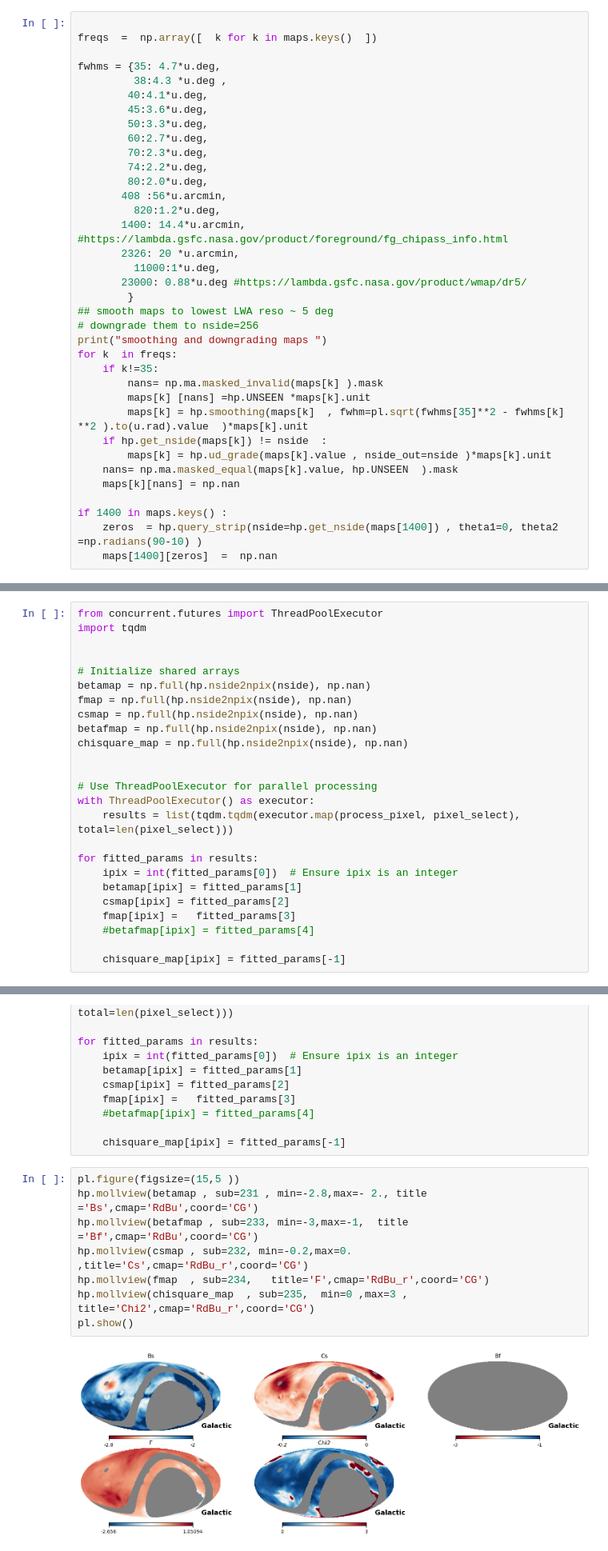
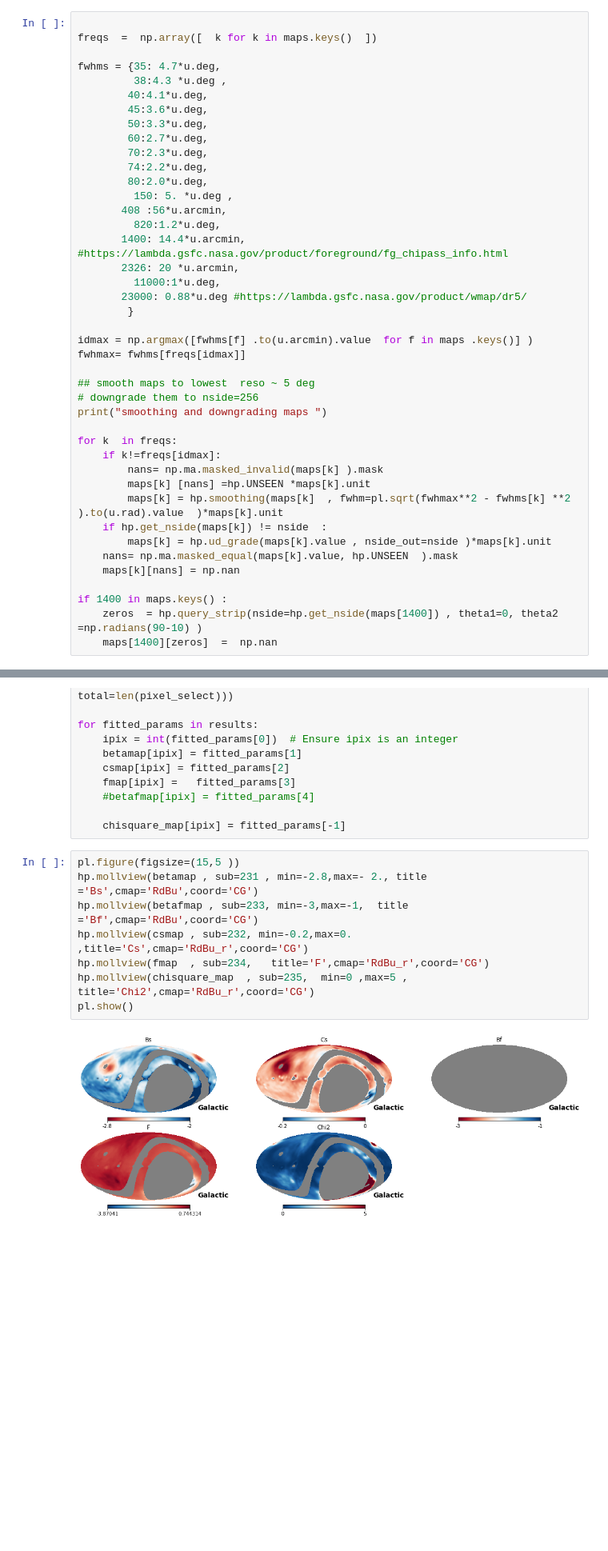
Before and after one commit to giuspugl/fitting_synchrotron, a Jupyter notebook: coarse_parameters.ipynb, the cells around one changed output, grey strips where cells are left out. Shown: that part at 80% size. Cells and saved outputs as stored; diff of their text form; blank space fills up the shorter version.

```diff
--- a/coarse_parameters.ipynb
+++ b/coarse_parameters.ipynb
@@ -393,6 +375,7 @@ fwhms = {35: 4.7*u.deg,
         70:2.3*u.deg,
         74:2.2*u.deg,
         80:2.0*u.deg,
+         150: 5. *u.deg ,
        408 :56*u.arcmin,
          820:1.2*u.deg,
        1400: 14.4*u.arcmin, #https://lambda.gsfc.nasa.gov/product/foreground/fg_chipass_info.html
@@ -400,14 +383,19 @@ fwhms = {35: 4.7*u.deg,
          11000:1*u.deg,
        23000: 0.88*u.deg #https://lambda.gsfc.nasa.gov/product/wmap/dr5/
         }
-## smooth maps to lowest LWA reso ~ 5 deg
+
+idmax = np.argmax([fwhms[f] .to(u.arcmin).value  for f in maps .keys()] )
+fwhmax= fwhms[freqs[idmax]]
+
+## smooth maps to lowest  reso ~ 5 deg
 # downgrade them to nside=256
 print("smoothing and downgrading maps ")
+
 for k  in freqs:
-    if k!=35:
+    if k!=freqs[idmax]:
         nans= np.ma.masked_invalid(maps[k] ).mask
         maps[k] [nans] =hp.UNSEEN *maps[k].unit
-        maps[k] = hp.smoothing(maps[k]  , fwhm=pl.sqrt(fwhms[35]**2 - fwhms[k] **2 ).to(u.rad).value  )*maps[k].unit
+        maps[k] = hp.smoothing(maps[k]  , fwhm=pl.sqrt(fwhmax**2 - fwhms[k] **2 ).to(u.rad).value  )*maps[k].unit
     if hp.get_nside(maps[k]) != nside  :
         maps[k] = hp.ud_grade(maps[k].value , nside_out=nside )*maps[k].unit
     nans= np.ma.masked_equal(maps[k].value, hp.UNSEEN  ).mask
@@ -640,25 +525,0 @@ pl.show()
-# %%
-from concurrent.futures import ThreadPoolExecutor
-import tqdm
-
-
-# Initialize shared arrays
-betamap = np.full(hp.nside2npix(nside), np.nan)
-fmap = np.full(hp.nside2npix(nside), np.nan)
-csmap = np.full(hp.nside2npix(nside), np.nan)
-betafmap = np.full(hp.nside2npix(nside), np.nan)
-chisquare_map = np.full(hp.nside2npix(nside), np.nan)
-
-
-# Use ThreadPoolExecutor for parallel processing
-with ThreadPoolExecutor() as executor:
-    results = list(tqdm.tqdm(executor.map(process_pixel, pixel_select), total=len(pixel_select)))
-
-for fitted_params in results:
-    ipix = int(fitted_params[0])  # Ensure ipix is an integer
-    betamap[ipix] = fitted_params[1]
-    csmap[ipix] = fitted_params[2]
-    fmap[ipix] =   fitted_params[3]
-    #betafmap[ipix] = fitted_params[4]
-
-    chisquare_map[ipix] = fitted_params[-1]
@@ -809,13 +639,13 @@ for fitted_params in results:
 # %%
 pl.figure(figsize=(15,5 ))
 hp.mollview(betamap , sub=231 , min=-2.8,max=- 2., title ='Bs',cmap='RdBu',coord='CG')
 hp.mollview(betafmap , sub=233, min=-3,max=-1,  title ='Bf',cmap='RdBu',coord='CG')
 hp.mollview(csmap , sub=232, min=-0.2,max=0. ,title='Cs',cmap='RdBu_r',coord='CG')
 hp.mollview(fmap  , sub=234,   title='F',cmap='RdBu_r',coord='CG')
-hp.mollview(chisquare_map  , sub=235,  min=0 ,max=3 ,    title='Chi2',cmap='RdBu_r',coord='CG')
+hp.mollview(chisquare_map  , sub=235,  min=0 ,max=5 ,    title='Chi2',cmap='RdBu_r',coord='CG')
 pl.show()
 # %% [output]
-[figure, old version]
+[figure, new version]
 # %%
 pl.figure(figsize=(15,5))
 pl.subplot(151)
```
Also changed, not shown: parts of 32 cells of this notebook.
